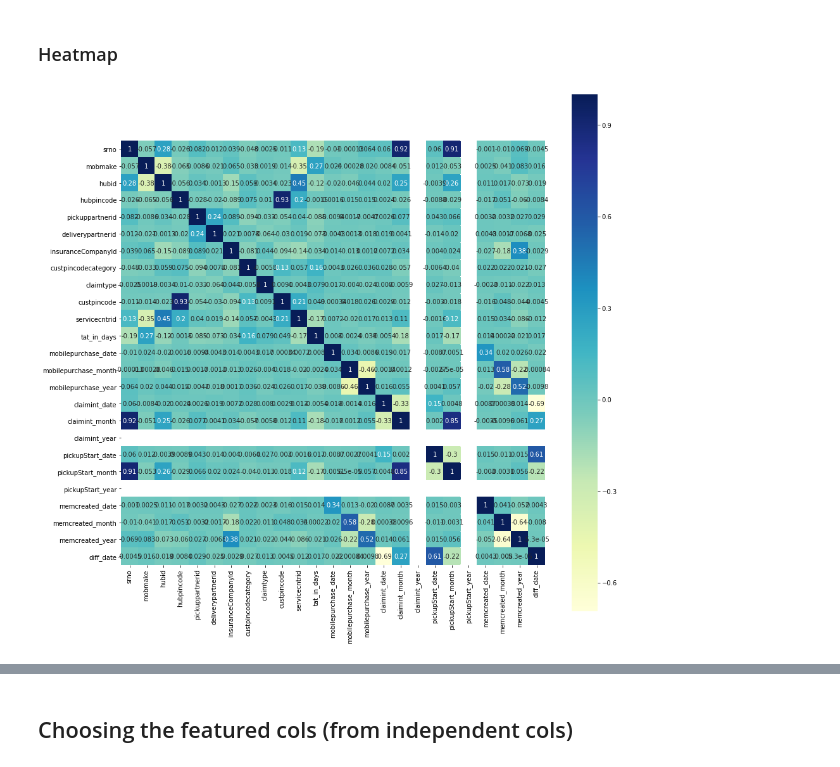
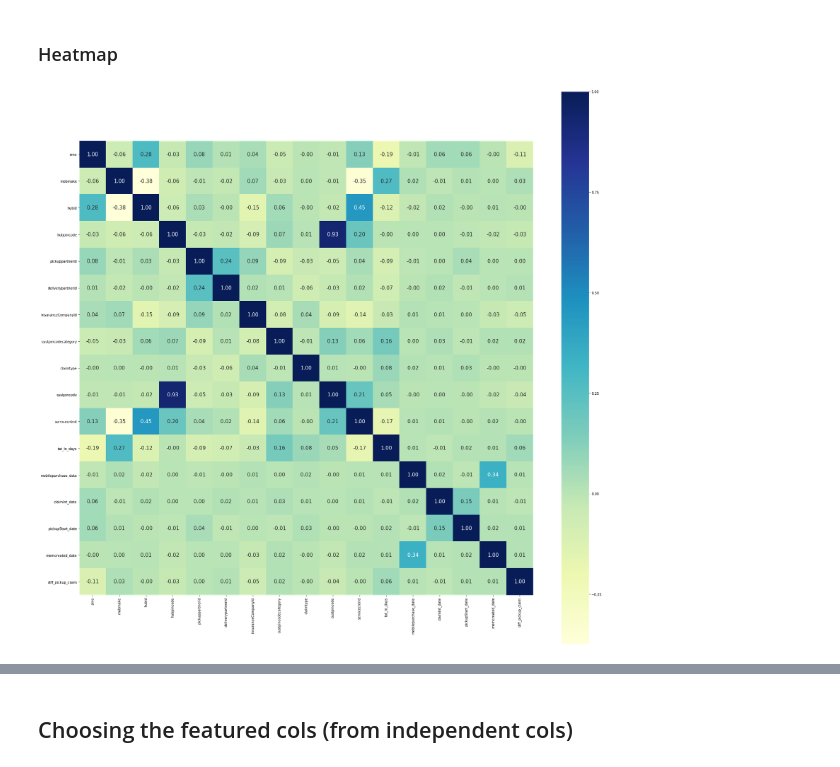
Before and after one commit to Reenagrg123/Assignment-Machine_Learning-, a Jupyter notebook: problem_2/problem2_sol.ipynb, the cells around one changed output, grey strips where cells are left out. Drawn from its saved outputs; the diff is of its cells as text; code cells hidden in the pictures.

```diff
--- a/problem_2/problem2_sol.ipynb
+++ b/problem_2/problem2_sol.ipynb
@@ -81,20 +77,16 @@ Index(['srno', 'mobmake', 'hubid', 'hubpincode', 'pickuppartnerid',
 #train_data.drop(['srno','hubid','custpincodecategory'],axis=1,inplace=True)
 # %%
 train_data['mobilepurchase_date']=train_data.mobilepurchasedate.dt.day
-train_data['mobilepurchase_month']=train_data.mobilepurchasedate.dt.month
-train_data['mobilepurchase_year']=train_data.mobilepurchasedate.dt.year
+#train_data['mobilepurchase_month']=train_data.mobilepurchasedate.dt.month
+
 #train_data['mobilepurchasedate']
 # %%
 train_data['claimint_date']=train_data.claimintdate.dt.day
-train_data['claimint_month']=train_data.claimintdate.dt.month
-train_data['claimint_year']=train_data.claimintdate.dt.year
+#train_data['claimint_month']=train_data.claimintdate.dt.month
 # %%
 train_data['pickupStart_date']=train_data.pickupStartdate.dt.day
-train_data['pickupStart_month']=train_data.pickupStartdate.dt.month
-train_data['pickupStart_year']=train_data.pickupStartdate.dt.year
+#train_data['pickupStart_month']=train_data.pickupStartdate.dt.month
 
 
 train_data['memcreated_date']=train_data.memcreateddate.dt.day
-train_data['memcreated_month']=train_data.memcreateddate.dt.month
-train_data['memcreated_year']=train_data.memcreateddate.dt.year
-train_data['diff_date']=train_data['pickupStart_date']-train_data['claimint_date']
+#train_data['memcreated_month']=train_data.memcreateddate.dt.month
@@ -100,0 +95,3 @@ train_data['diff_date']=train_data['pickupStart_date']-train_data['claimint_date
+# %%
+train_data['diff_pickup_claim']=abs((train_data['pickupStartdate']-train_data['claimintdate']) / np.timedelta64(1, 'D'))
+train_data.head(10)
@@ -121,13 +141,13 @@ train_data.head()
 # %% [markdown]
 <h3> Heatmap </h3>
 # %%
-fig,ax=plt.subplots(figsize=(15,15))
+fig,ax=plt.subplots(figsize=(30,30))
 correlations=train_data.corr()
-sb.heatmap(correlations,square=True,cmap="YlGnBu",annot=True)
+sb.heatmap(correlations,square=True,cbar=True,cmap="YlGnBu",annot=True,fmt='.2f',annot_kws={'size':15})
 plt.yticks(rotation=0)
 plt.xticks(rotation=90)
 plt.show()
 # %% [output]
-[figure, old version]
+[figure, new version]
 # %%
 #sb.pairplot(train_data)
```
Also changed, not shown: parts of 54 cells of this notebook, 2 other files.
